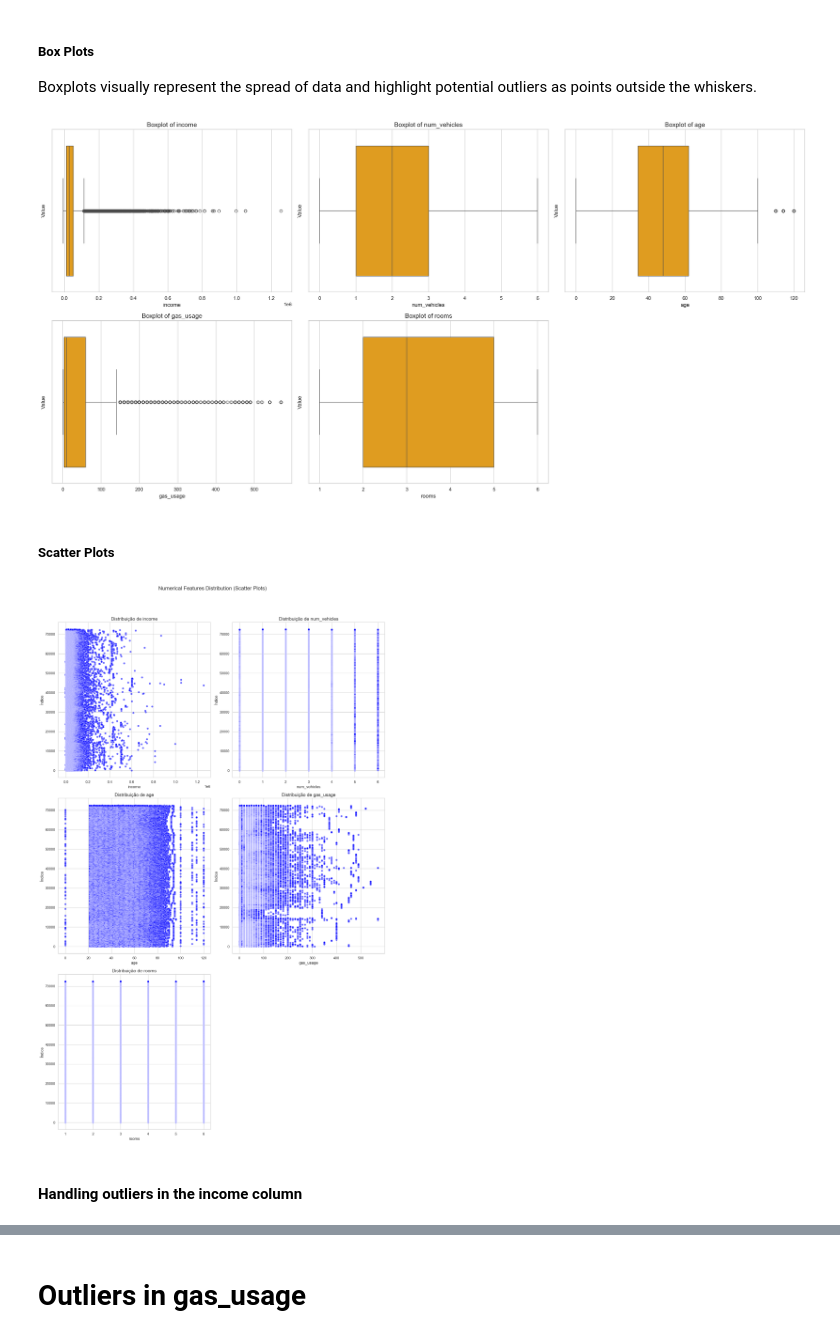
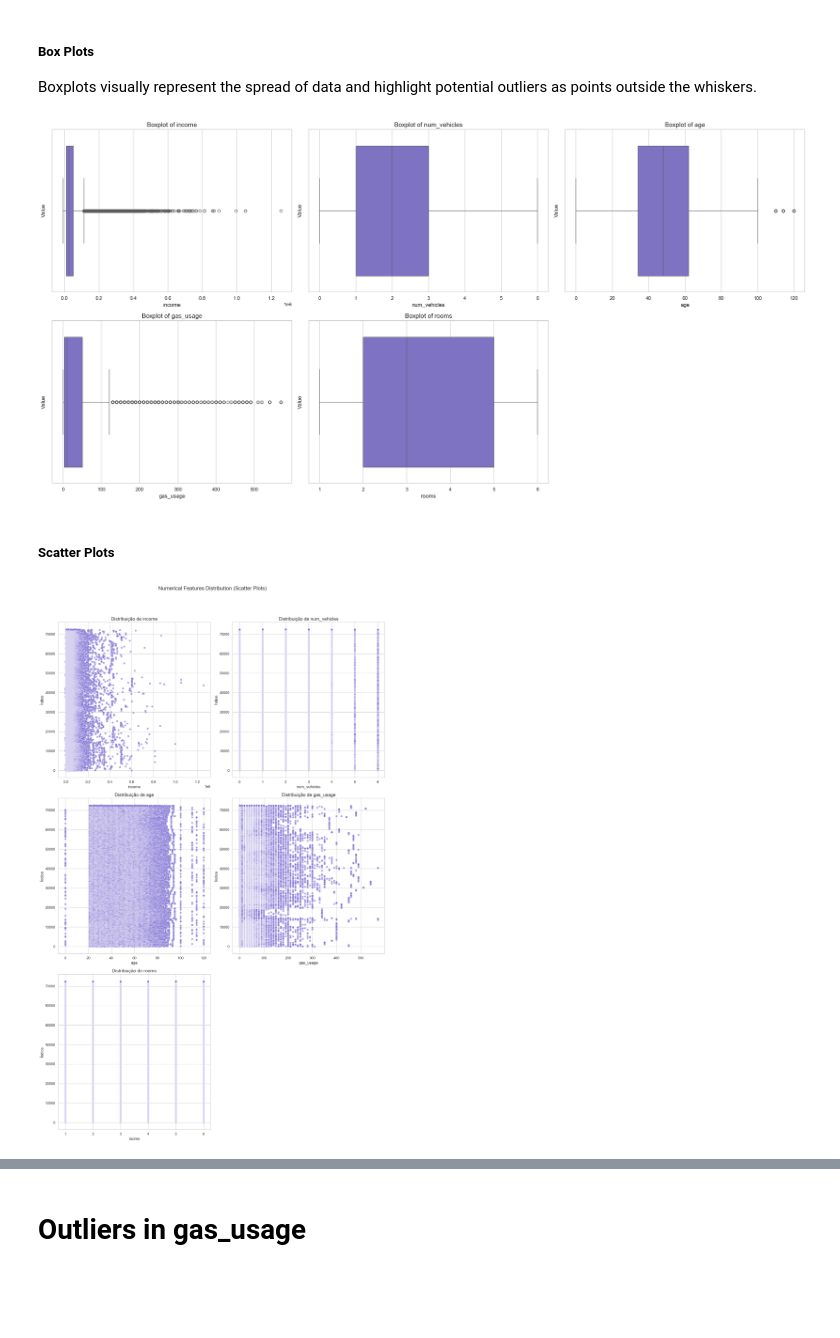
Before and after one commit to eduardooliveiraps/HealthInsurancePredictor, a Jupyter notebook: health_insurance_predictor copy.ipynb, the cells around one changed output, grey strips where cells are left out. Saved outputs shown, nothing was run; the diff lists cells and outputs as text; code cells hidden in the pictures; blank space fills up the shorter version.

```diff
--- a/health_insurance_predictor copy.ipynb
+++ b/health_insurance_predictor copy.ipynb
@@ -265,8 +269,9 @@ dtype: int64
 # %% [markdown]
 We are left with only one NaN in `recent_move_b`, which means the other 1686 were also shared. With this, we can remove this last row.
 # %%
-df = df.dropna(subset=['recent_move_b'])
+#apagar as linhas
+'''df = df.dropna(subset=['recent_move_b'])
 
 print("\nNull values per column:")
-print(df.isnull().sum())
+print(df.isnull().sum())'''
 # %% [output]
@@ -286,0 +279,6 @@ dtype: int64
+# %%
+#trocar os valores
+df['recent_move_b'] = df['recent_move_b'].fillna('Unknown')
+
+print("\nNull values per column:")
+print(df.isnull().sum())
@@ -296,13 +309,15 @@ numerical_features = ['income', 'num_vehicles', 'age', 'gas_usage', 'rooms']
 
 This section visualizes the distribution of numerical features to observe their overall shape and detect potential skewness or outliers. Features with a strong skew might require transformations before modeling.
 # %%
+color = custom_palette[0]
+
 # Plot distribution of numerical features with skewness information
 f, axes = plt.subplots(2, 3, figsize=(24, 12))
 axes = axes.flatten()
 
 # Loop through numerical features
 for i, col in enumerate(df[numerical_features].columns):
-    sns.histplot(df[col], kde=True, ax=axes[i], bins=30, color='blue', edgecolor='black')
+    sns.histplot(df[col], kde=True, ax=axes[i], bins=30, color=color)
     axes[i].set_title(f'{col} (Skew: {df[col].skew():.4f})', fontsize=14)
     axes[i].set_xlabel(col, fontsize=12)
     axes[i].set_ylabel('Frequency', fontsize=12)
@@ -322,16 +332,0 @@ These plots assess how well the data follows a normal distribution. Points devia
-# %%
-# Q-Q Plots for numerical features
-f, axes = plt.subplots(2, 3, figsize=(24, 12))
-axes = axes.flatten()
-
-# Loop through numerical features
-for i, col in enumerate(df[numerical_features].columns):
-    stats.probplot(df[col], dist="norm", plot=axes[i])
-    axes[i].set_title(f'Q-Q Plot for {col}', fontsize=14)
-
-# Hide any unused subplots
-for j in range(len(numerical_features), len(axes)):
-    axes[j].set_visible(False)
-
-plt.tight_layout()
-plt.show()
@@ -342,37 +335,40 @@ plt.show()
 
 Boxplots visually represent the spread of data and highlight potential outliers as points outside the whiskers.
 # %%
-sns.set_theme(style="whitegrid", palette="pastel")
+sns.set_theme(style="whitegrid")
 
 f, axes = plt.subplots(2, 3, figsize=(24, 12))
 axes = axes.flatten()
 
 # Loop through numerical features and plot each
 for i, feature in enumerate(numerical_features):
-    sns.boxplot(x=df[feature], ax=axes[i], color='orange')
+    sns.boxplot(x=df[feature], ax=axes[i], color=color)
     axes[i].set_title(f'Boxplot of {feature}', fontsize=14)
     axes[i].set_xlabel(feature, fontsize=12)
     axes[i].set_ylabel('Value', fontsize=12)
 
 # Hide unused subplots
 for j in range(len(numerical_features), len(axes)):
     axes[j].set_visible(False)
 
 plt.tight_layout()
 plt.show()
 # %% [output]
-[figure, old version]
+[figure, new version]
 # %% [markdown]
 ##### Scatter Plots
 # %%
-sns.set_theme(style="whitegrid", palette="pastel")
+# Scatter plots to visualize relationships
+sns.set_theme(style="whitegrid")
 
 plt.figure(figsize=(15, 25))
+
+color = custom_palette[0]
 
 # Create a scatter plot for each numerical feature
 for i, feature in enumerate(numerical_features[:5], 1):
     plt.subplot(3, 2, i)
-    sns.scatterplot(data=df, x=feature, y=df.index, alpha=0.6, color='blue')
+    sns.scatterplot(data=df, x=feature, y=df.index, alpha=0.6, color=color)
     plt.title(f'Distribuição de {feature}', fontsize=14)
     plt.xlabel(feature, fontsize=12)
     plt.ylabel('Índice', fontsize=12)
@@ -383,6 +379,4 @@ plt.tight_layout(rect=[0, 0.03, 1, 0.95])
 
 plt.show()
 # %% [output]
-[figure, old version]
+[figure, new version]
-# %% [markdown]
-#### Handling outliers in the income column
```
Also changed, not shown: parts of 75 cells of this notebook, 3 other files.
